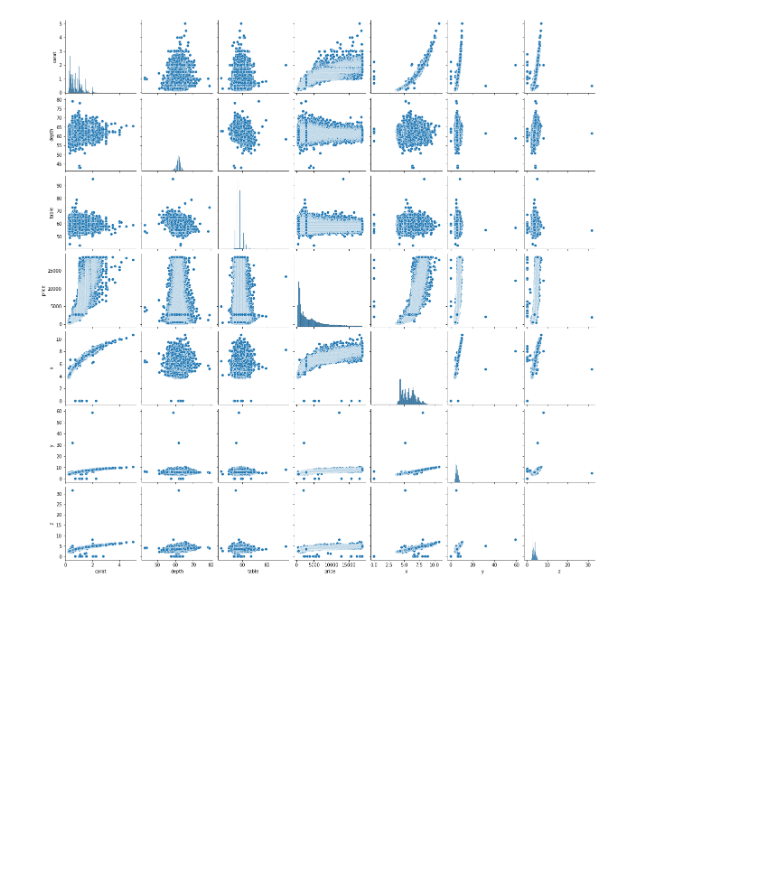
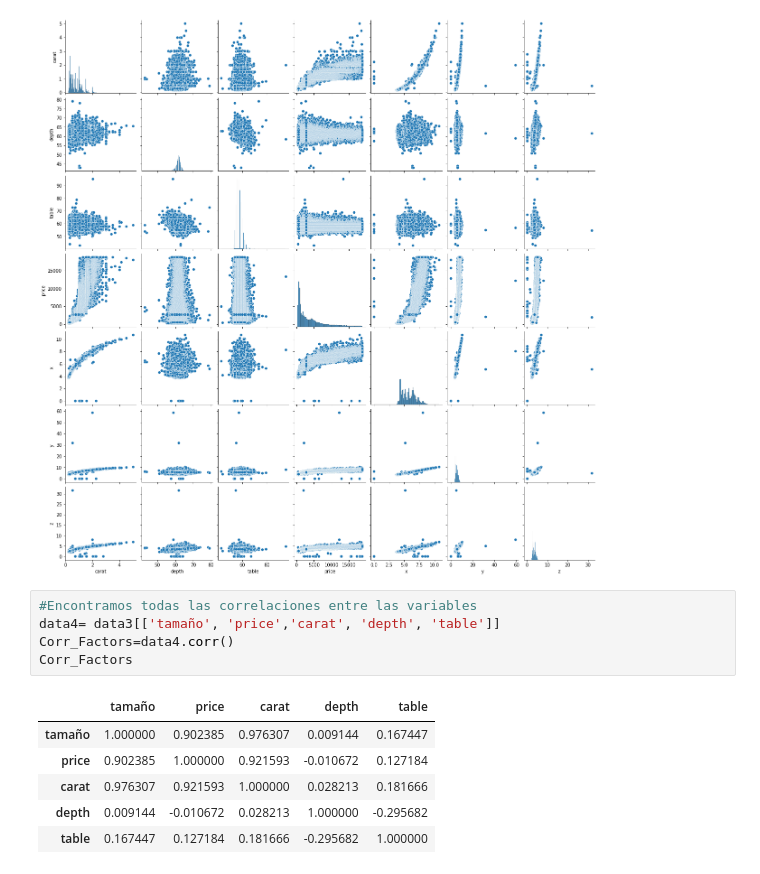
Before and after one commit to MaferLedmar/Actividad1, a Jupyter notebook: actividad_1.ipynb, the cells around one changed output. Drawn from its saved outputs; the diff is of its cells as text; blank space fills up the shorter version.

```diff
--- a/actividad_1.ipynb
+++ b/actividad_1.ipynb
@@ -333,3 +335,15 @@ sns.pairplot(data2)
 # %% [output]
 <seaborn.axisgrid.PairGrid at 0x...>
 [figure]
+# %%
+#Encontramos todas las correlaciones entre las variables
+data4= data3[['tamaño', 'price','carat', 'depth', 'table']]
+Corr_Factors=data4.corr()
+Corr_Factors
+# %% [output]
+|  | tamaño | price | carat | depth | table |
+| tamaño | 1.000000 | 0.902385 | 0.976307 | 0.009144 | 0.167447 |
+| price | 0.902385 | 1.000000 | 0.921593 | -0.010672 | 0.127184 |
+| carat | 0.976307 | 0.921593 | 1.000000 | 0.028213 | 0.181666 |
+| depth | 0.009144 | -0.010672 | 0.028213 | 1.000000 | -0.295682 |
+| table | 0.167447 | 0.127184 | 0.181666 | -0.295682 | 1.000000 |
```
Also changed, not shown: parts of 3 cells of this notebook.
